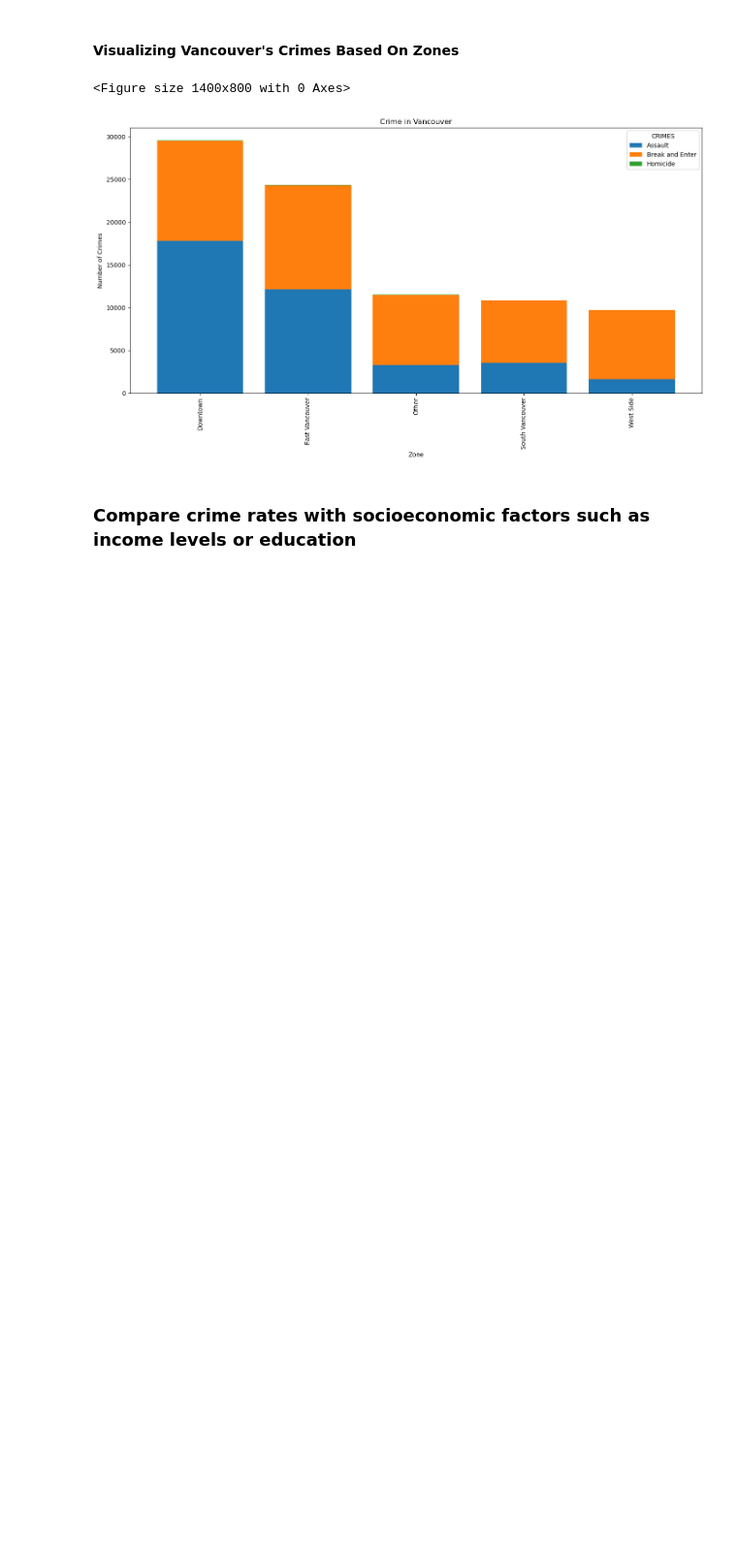
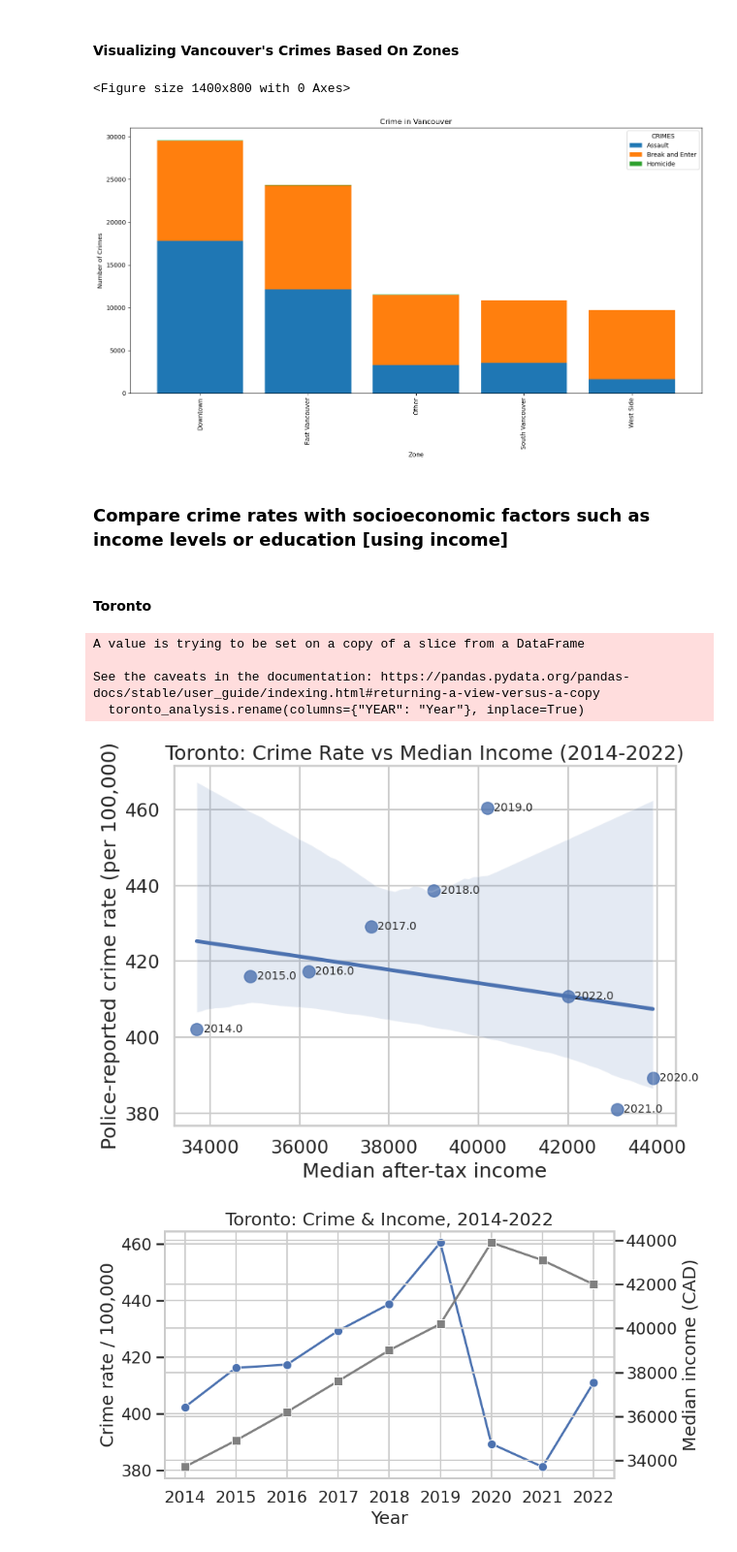
Before and after one commit to riggedjoker/CrimeAnalysis_Canada_Project, a Jupyter notebook: jupyter-notebook/crime_analysis.ipynb, the cells around one changed output. Shown at 97% size. Cells and saved outputs as stored; diff of their text form; code cells hidden in the pictures; blank space fills up the shorter version.

```diff
--- a/jupyter-notebook/crime_analysis.ipynb
+++ b/jupyter-notebook/crime_analysis.ipynb
@@ -20,12 +52,13 @@ import matplotlib as plt
 #Vancouver related datasets
 vancouver_datasets = pd.read_csv("../datasets/Vancouver_all_crimes.csv")
 vancouver_population_raw = pd.read_csv("../datasets/Vancouver_population.csv", delimiter = ';')
-
+vancouver_income = pd.read_csv("../datasets/vancouver_income.csv")
 #Toronto related datasets
 tor_assault_datasets = pd.read_csv("../datasets/Toronto_Assaults.csv")
 tor_break_and_enter = pd.read_csv("../datasets/Toronto_break_and_enter.csv")
 tor_homicides = pd.read_csv("../datasets/Toronto_Homicides.csv")
 toronto_population_raw = pd.read_csv("../datasets/Toronto_Population.csv", delimiter = ';')
+toronto_income = pd.read_csv("../datasets/toronto_income.csv")
 # %% [markdown]
 ## Data Cleaning
 # %% [markdown]
@@ -150,0 +186,5 @@ toronto_dataset
+# %%
+toronto_income
+toronto_income['Income'] = toronto_income['Median_After_Tax_Income_Toronto_CMA_$']
+toronto_income = toronto_income[['Year', 'Income']]
+toronto_income
@@ -391,4 +460,47 @@ plt.show()
 <Figure size 1400x800 with 0 Axes>
 [figure]
 # %% [markdown]
-### Compare crime rates with socioeconomic factors such as income levels or education
+### Compare crime rates with socioeconomic factors such as income levels or education [using income]
+# %% [markdown]
+#### Toronto
+# %%
+sns.set_theme(style="whitegrid", context="talk")
+
+toronto_analysis.rename(columns={"YEAR": "Year"}, inplace=True)
+
+graph = (
+    toronto_analysis[["Year", "Crime Rate"]]
+    .merge(toronto_income[["Year", "Income"]], on="Year", how="inner")
+)
+
+plt.figure(figsize=(8, 6))
+ax = sns.regplot(data=graph,
+                 x="Income", y="Crime Rate",
+                 ci=95,
+                 scatter_kws={"s": 120, "alpha": 0.8})
+ax.set(title="Toronto: Crime Rate vs Median Income (2014-2022)",
+       xlabel="Median after-tax income",
+       ylabel="Police-reported crime rate (per 100,000)")
+for _, r in graph.iterrows():
+    ax.text(r["Income"] + 150, r["Crime Rate"], r["Year"],
+            fontsize=10, va="center")
+plt.tight_layout()
+plt.show()
+
+fig, ax1 = plt.subplots(figsize=(9, 5))
+sns.lineplot(data=graph, x="Year", y="Crime Rate", marker="o", ax=ax1)
+ax1.set_ylabel("Crime rate / 100,000")
+
+ax2 = ax1.twinx()
+sns.lineplot(data=graph, x="Year", y="Income", marker="s", ax=ax2, color="gray")
+ax2.set_ylabel("Median income (CAD)")
+ax1.set_title("Toronto: Crime & Income, 2014-2022")
+plt.tight_layout()
+plt.show()
+# %% [output]
+A value is trying to be set on a copy of a slice from a DataFrame
+
+See the caveats in the documentation: https://pandas.pydata.org/pandas-docs/stable/user_guide/indexing.html#returning-a-view-versus-a-copy
+  toronto_analysis.rename(columns={"YEAR": "Year"}, inplace=True)
+[figure, added]
+[figure, added]
```
Also changed, not shown: parts of 19 cells of this notebook, 2 other files.
